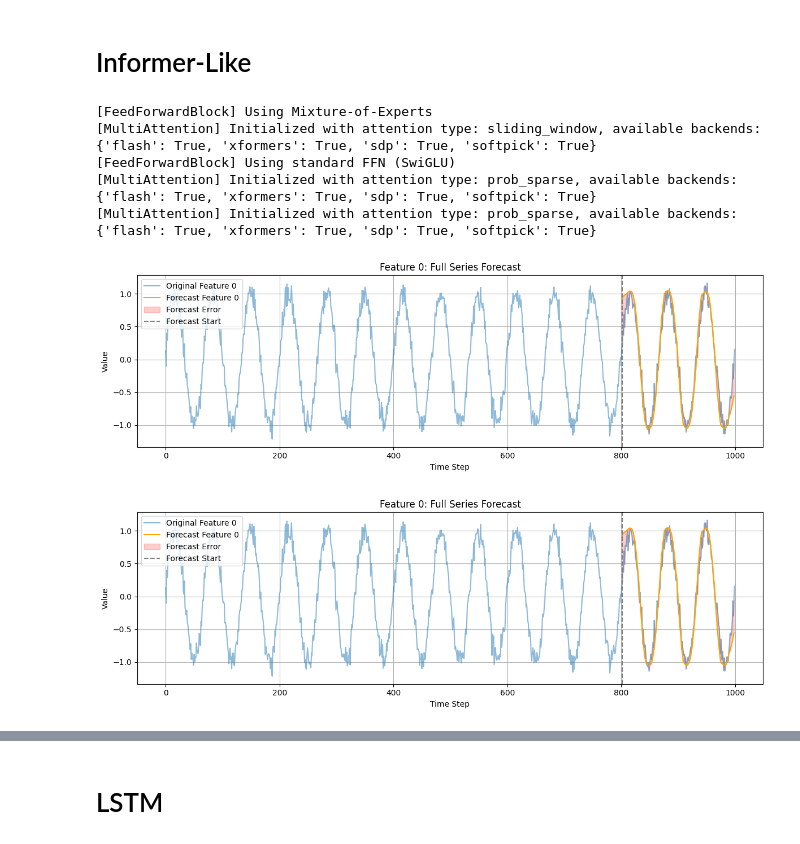
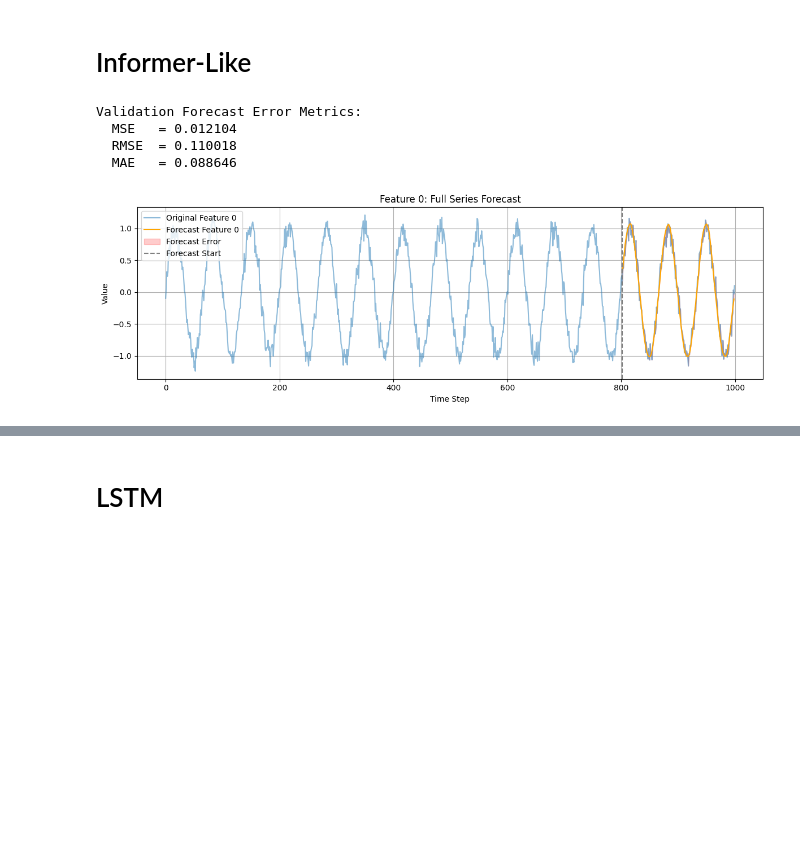
Before and after one commit to lseman/foreblocks, a Jupyter notebook: examples/seq2seq.ipynb, the cells around one changed output, grey strips where cells are left out. Drawn from its saved outputs; the diff is of its cells as text; code cells hidden in the pictures; blank space fills up the shorter version.

```diff
--- a/examples/seq2seq.ipynb
+++ b/examples/seq2seq.ipynb
@@ -33,10 +33,10 @@ total_len = 1000  # Total synthetic time series length
 
 model_params = {
     "input_processor_output_size": 1,
-    "hidden_size": 64,
-    "nhead": 4,
-    "num_encoder_layers": 1,
-    "num_decoder_layers": 1,
+    "hidden_size": 128,
+    "nhead": 8,
+    "num_encoder_layers": 2,
+    "num_decoder_layers": 2,
     "dropout": 0.1,
     "dim_feedforward": 2048,
     "seq_len": 50,
@@ -56,13 +56,13 @@ encoder = TransformerEncoder(
     num_layers=model_params.get("num_encoder_layers", 1),
     dropout=model_params.get("dropout", 0.1),
     dim_feedforward=model_params.get("dim_feedforward", 2048),
-    att_type="sliding_window",  # Use probabilistic sparse attention
-    use_moe=True,  # Use Mixture of Experts
-    use_adaptive_ln="rms",
-    pos_encoder=RoPEPositionalEncoding(
-        d_model=model_params.get("input_processor_output_size", 1),
-        max_len=model_params.get("seq_len", 50),
-    ),
+    att_type="standard",  # Use probabilistic sparse attention
+    use_moe=False,  # Use Mixture of Experts
+    custom_norm="rms",
+    # pos_encoder=RoPEPositionalEncoding(
+    #     d_model=model_params.get("input_processor_output_size", 1),
+    #     max_len=model_params.get("seq_len", 50),
+    # ),
 )
 
 # Create transformer decoder
@@ -70,14 +70,14 @@ decoder = TransformerDecoder(
     input_size=model_params.get("input_processor_output_size", 1),
     # hidden_size=model_params.get("hidden_size", 64),
     output_size=output_size,
-    nhead=model_params.get("nhead", 2),
+    nhead=model_params.get("nhead", 4),
     num_layers=model_params.get("num_decoder_layers", 1),
     dropout=model_params.get("dropout", 0.1),
     dim_feedforward=model_params.get("dim_feedforward", 2048),
     informer_like=True,  # Use Informer-like architecture,
-    att_type="prob_sparse",  # Use probabilistic sparse attention
-    use_adaptive_ln="rms",
-    #use_moe=True,  # Use Mixture of Experts
+    att_type="standard",  # Use probabilistic sparse attention
+    custom_norm="rms",
+    use_moe=False,  # Use Mixture of Experts
 )
 
 total_epochs = 50  # Total number of epochs for training
@@ -112,37 +112,36 @@ def create_sliding_windows(series, input_len, output_len):
     X, Y = [], []
     for i in range(len(series) - input_len - output_len):
         X.append(series[i:i+input_len])
         Y.append(series[i+input_len:i+input_len+output_len])
     return torch.stack(X), torch.stack(Y)
 
 X, Y = create_sliding_windows(time_series, seq_len, target_len)
 train_size = int(0.8 * len(X))
 X_train, Y_train = X[:train_size], Y[:train_size]
 X_val, Y_val = X[train_size:], Y[train_size:]
 # 3. Prepare sliding windows for training
 def create_sliding_windows(series, input_len, output_len):
     X, Y = [], []
     for i in range(len(series) - input_len - output_len):
         X.append(series[i:i+input_len])
         Y.append(series[i+input_len:i+input_len+output_len])
     return torch.stack(X), torch.stack(Y)
 
 X, Y = create_sliding_windows(time_series, seq_len, target_len)
 train_size = int(0.8 * len(X))
 X_train, Y_train = X[:train_size], Y[:train_size]
 X_val, Y_val = X[train_size:], Y[train_size:]
 
 # create DataLoader
 from torch.utils.data import DataLoader, TensorDataset
 train_dataset = TensorDataset(X_train, Y_train)
 train_loader = DataLoader(train_dataset, batch_size=32, shuffle=True)
 data = trainer.train(train_loader, epochs=total_epochs)
 trainer.plot_prediction(X_val, Y_val, full_series=time_series, offset=train_size)
+metrics = trainer.metrics(X_val, Y_val)
 # %% [output]
-[FeedForwardBlock] Using Mixture-of-Experts
-[MultiAttention] Initialized with attention type: sliding_window, available backends: {'flash': True, 'xformers': True, 'sdp': True, 'softpick': True}
-[FeedForwardBlock] Using standard FFN (SwiGLU)
-[MultiAttention] Initialized with attention type: prob_sparse, available backends: {'flash': True, 'xformers': True, 'sdp': True, 'softpick': True}
-[MultiAttention] Initialized with attention type: prob_sparse, available backends: {'flash': True, 'xformers': True, 'sdp': True, 'softpick': True}
+Validation Forecast Error Metrics:
+  MSE   = 0.012104
+  RMSE  = 0.110018
+  MAE   = 0.088646
-[figure, old version]
+[figure, new version]
-[figure, removed]
```
Also changed, not shown: parts of 7 cells of this notebook, 15 other files.
